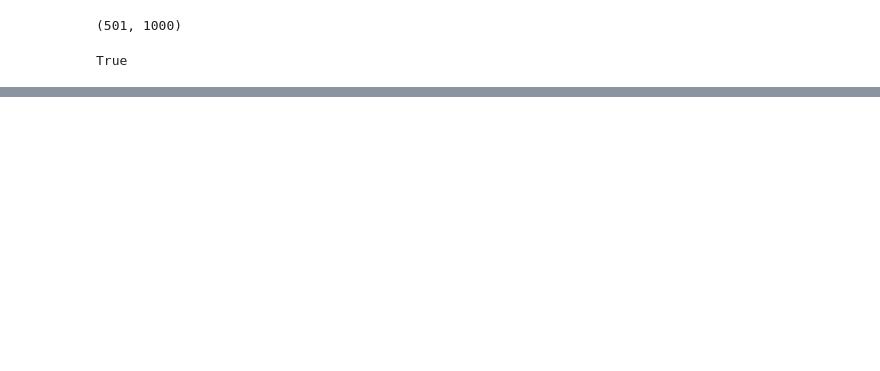
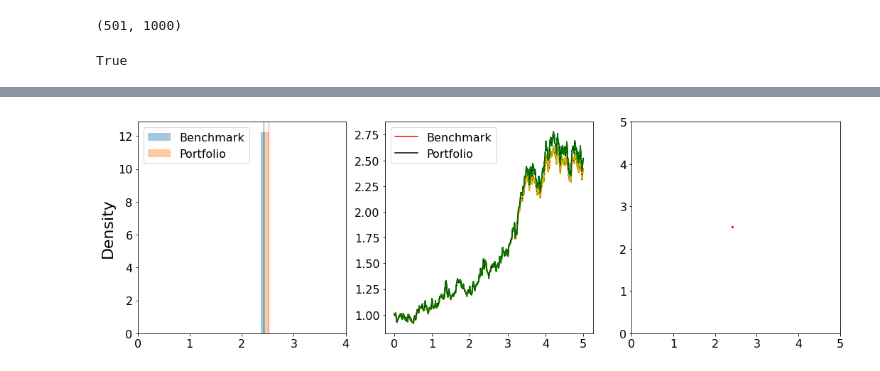
Before and after one commit to tatsath/PortfolioOptimization, a Jupyter notebook: Portfolio_Optimisation_GPU.ipynb, the cells around one changed output, grey strips where cells are left out. Drawn from its saved outputs; the diff is of its cells as text; code cells hidden in the pictures; blank space fills up the shorter version.

```diff
--- a/Portfolio_Optimisation_GPU.ipynb
+++ b/Portfolio_Optimisation_GPU.ipynb
@@ -523,0 +535,45 @@ PlotStrat(net, device)
+# %%
+# backtesting_params = {
+#     "S0" : np.array([1]),
+#     "mu" : np.array([0.03]),
+#     "sigma" : np.array([0.3]),
+#     "rho" : np.array([[1]]),
+#     "rf" : 0.01,
+#     "delta" : np.array([0.2])
+#     }
+
+# back_testing_params = {
+#     "S0" : np.array([1, 2,3]),
+#     "mu" : np.array([0.05, 0.06, .06]),
+#     "sigma" : np.array([.9, 0.30 , .40]),
+#     "rho" : np.array([[1, 0.25,.25],[0.25,1,.25], [0.25,.25,1]]),
+#     "rf" : 0.01,
+#     "delta" : np.array([0.33, 0.33, .33 ])
+#     }
+
+
+# backtesting_params = {
+#     "S0" : np.array([1, 2]),
+#     "mu" : np.array([0.1, 0.06]),
+#     "sigma" : np.array([0.3, 0.4]),
+#     "rho" : np.array([[1, .1],[.1,1]]),
+#     "rf" : 0.2,
+#     "delta" : np.array([0.7, 0.1])
+#     }
+
+
+backtesting_params = {
+    "S0" : np.array([1, 2,3,1]),
+    "mu" : np.array([0.5, 0.06, .06, .06]),
+    "sigma" : np.array([.7, 0.30 , .10, .10]),
+    "rho" : np.array([[1, 0.25,.25, .25],[0.25,1,.25, .25], [0.25,.25,1, .25], [0.25,.25,.25,1]]),
+    "rf" : 0.01,
+    "delta" : np.array([0.2, 0.3, .3, .4 ])
+    }
+
+wt, RiskMeasure, wass_dist, PortfolioVal_T, BenchmarkVal_T, \
+    t, BenchmarkVal_path, PortfolioVal_path = SimRM(net, Ndt=500, T=5, Nsims=1, params=backtesting_params, device=device)
+
+PlotHists(BenchmarkVal_T, PortfolioVal_T, t, BenchmarkVal_path, PortfolioVal_path)
+# %% [output]
+[figure, added]
```
Also changed, not shown: parts of 15 cells of this notebook.
